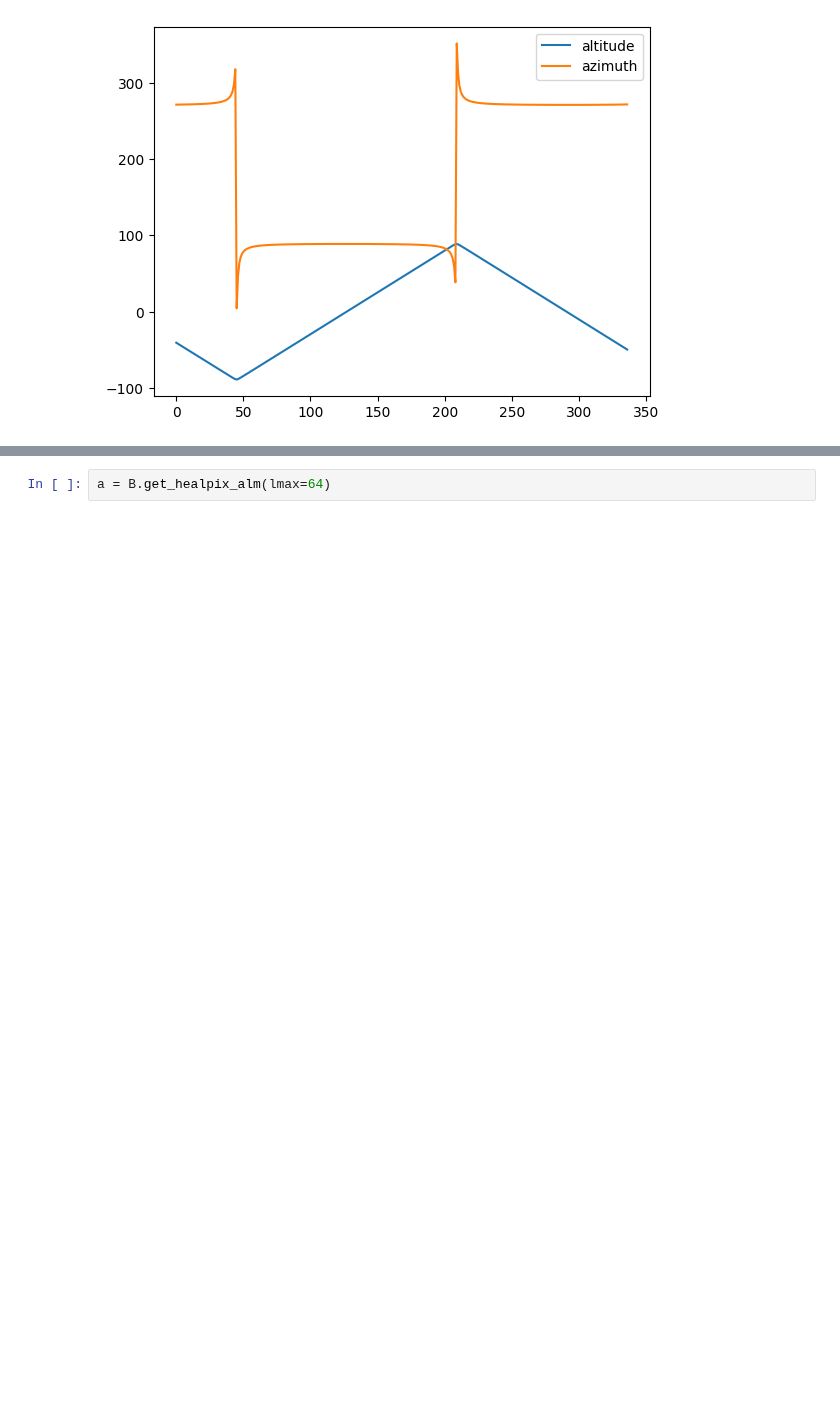
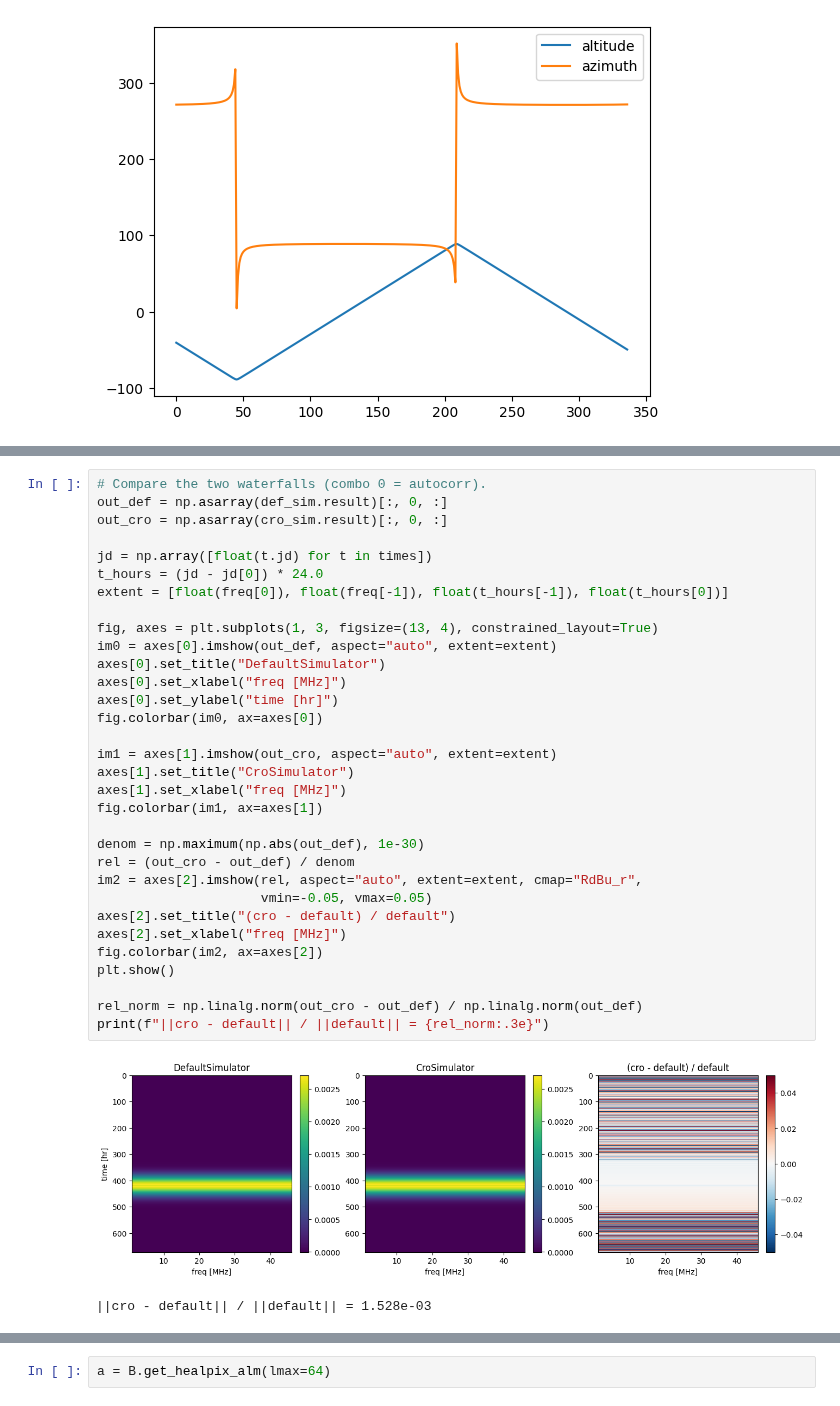
Before and after one commit to lusee-night/luseepy, a Jupyter notebook: notebooks/test_default_cro.ipynb, the cells around one changed output, grey strips where cells are left out. Cells and saved outputs as stored; diff of their text form; blank space fills up the shorter version.

```diff
--- a/notebooks/test_default_cro.ipynb
+++ b/notebooks/test_default_cro.ipynb
@@ -151 +143,36 @@ _plot_fig_dir = os.path.normpath(
+# %%
+# Compare the two waterfalls (combo 0 = autocorr).
+out_def = np.asarray(def_sim.result)[:, 0, :]
+out_cro = np.asarray(cro_sim.result)[:, 0, :]
+
+jd = np.array([float(t.jd) for t in times])
+t_hours = (jd - jd[0]) * 24.0
+extent = [float(freq[0]), float(freq[-1]), float(t_hours[-1]), float(t_hours[0])]
+
+fig, axes = plt.subplots(1, 3, figsize=(13, 4), constrained_layout=True)
+im0 = axes[0].imshow(out_def, aspect="auto", extent=extent)
+axes[0].set_title("DefaultSimulator")
+axes[0].set_xlabel("freq [MHz]")
+axes[0].set_ylabel("time [hr]")
+fig.colorbar(im0, ax=axes[0])
+
+im1 = axes[1].imshow(out_cro, aspect="auto", extent=extent)
+axes[1].set_title("CroSimulator")
+axes[1].set_xlabel("freq [MHz]")
+fig.colorbar(im1, ax=axes[1])
+
+denom = np.maximum(np.abs(out_def), 1e-30)
+rel = (out_cro - out_def) / denom
+im2 = axes[2].imshow(rel, aspect="auto", extent=extent, cmap="RdBu_r",
+                     vmin=-0.05, vmax=0.05)
+axes[2].set_title("(cro - default) / default")
+axes[2].set_xlabel("freq [MHz]")
+fig.colorbar(im2, ax=axes[2])
+plt.show()
+
+rel_norm = np.linalg.norm(out_cro - out_def) / np.linalg.norm(out_def)
+print(f"||cro - default|| / ||default|| = {rel_norm:.3e}")
+# %% [output]
+[figure, added]
+||cro - default|| / ||default|| = 1.528e-03
 # %%
```
Also changed, not shown: parts of 10 cells of this notebook.
